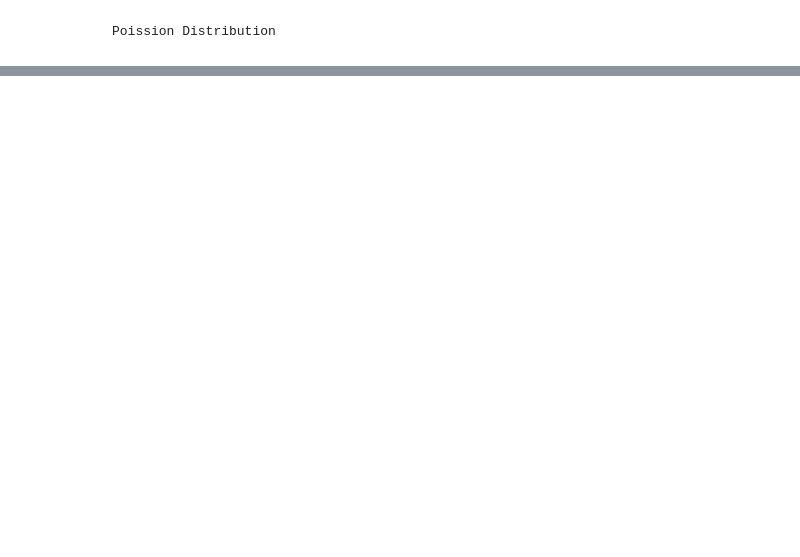
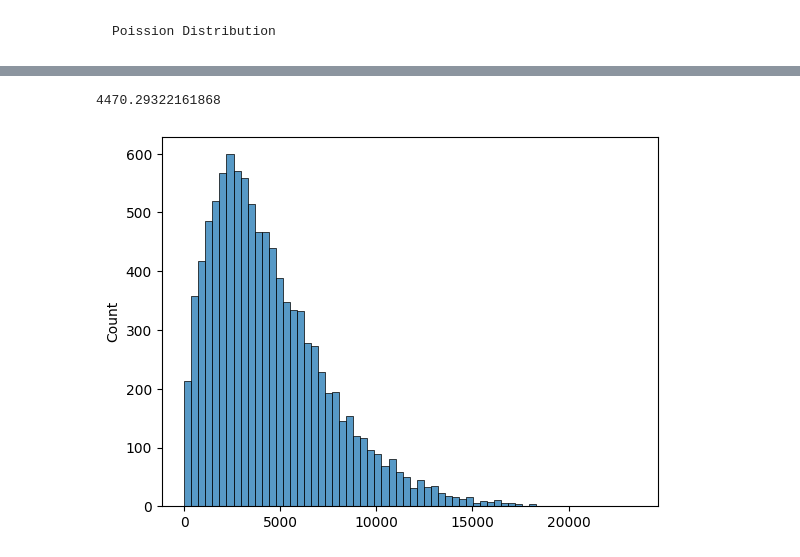
Before and after one commit to Anish-7/practical_statistics_notes, a Jupyter notebook: notes/chap2.ipynb, the cells around one changed output, grey strips where cells are left out. Cells and saved outputs as stored; diff of their text form; code cells hidden in the pictures; blank space fills up the shorter version.

Commit message:
Weibull distibution End of chapter two notes

```diff
--- a/notes/chap2.ipynb
+++ b/notes/chap2.ipynb
@@ -379,0 +476,7 @@ sns.histplot(poi)
+# %%
+wei=stats.weibull_min.rvs(1.5, scale=5000, size=10000)
+sns.histplot(wei)
+wei.mean()
+# %% [output]
+4470.29322161868
+[figure, added]
```
Also changed, not shown: parts of 14 cells of this notebook.
